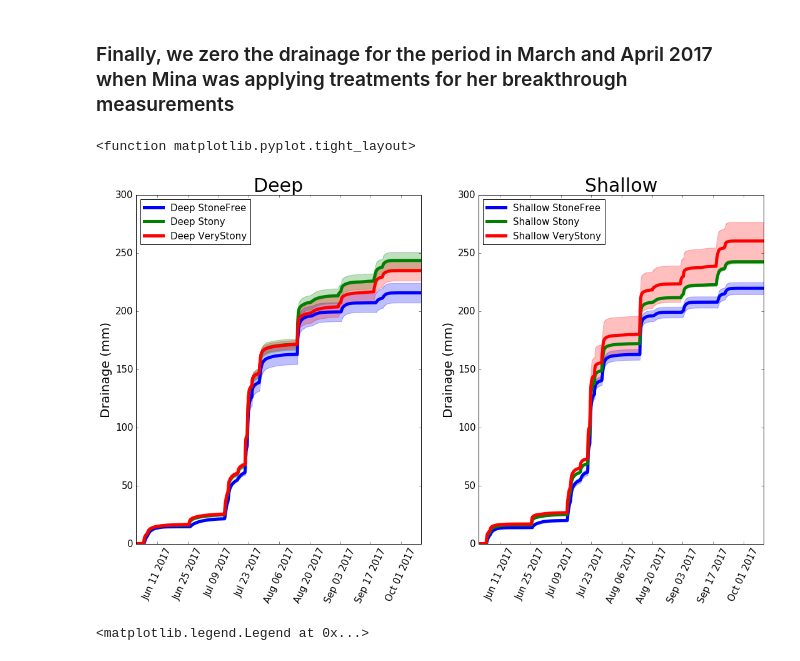
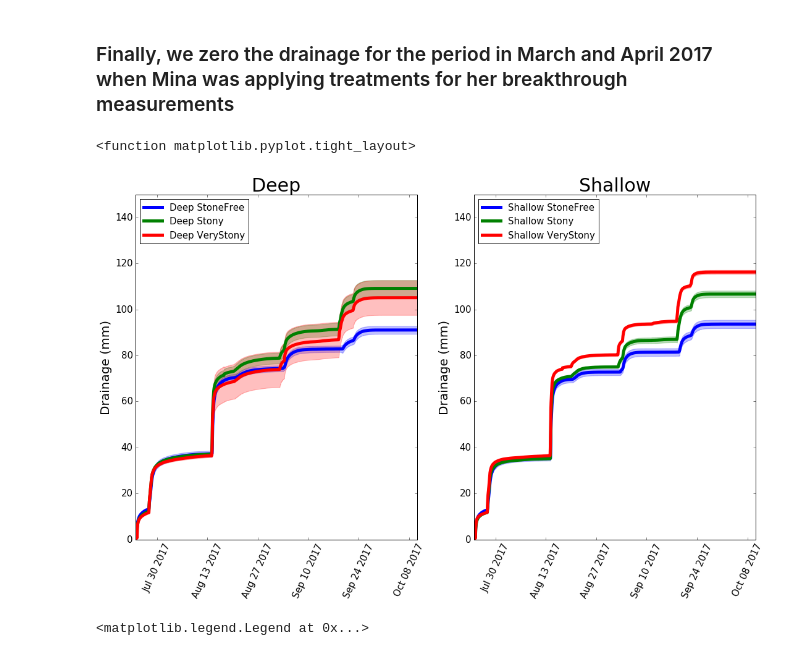
Before and after one commit to HamishBrownPFR/StonySoilLysimeters, a Jupyter notebook: Drainage Analysis.ipynb, the cells around one changed output. Drawn from its saved outputs; the diff is of its cells as text; code cells hidden in the pictures.

```diff
--- a/Drainage Analysis.ipynb
+++ b/Drainage Analysis.ipynb
@@ -230,39 +230,41 @@ Drainage.ix['2017-03-01':'2017-04-25',:] = 0
 # %%
 Gravels = ['Deep','Shallow']
 Stones = ['StoneFree','Stony','VeryStony']
 lines = ['-','--']
 colors = ['b','g','r']
 
 Graph = plt.figure(figsize=(18,10))
 
+Start = '2017-07-24'
+
 GravPos = 0
 for Grav in Gravels:
     fig = Graph.add_subplot(1,2,GravPos+1)
     StonPos = 0
     for Ston in Stones:
-        median = Drainage.ix['2017-06-01':,(Grav,Ston)].cumsum().median(axis=1)
-        SEM = Drainage.ix['2017-06-01':,(Grav,Ston)].cumsum().std(axis=1)/np.sqrt(4)
+        median = Drainage.ix[Start:,(Grav,Ston)].cumsum().median(axis=1)
+        SEM = Drainage.ix[Start:,(Grav,Ston)].cumsum().std(axis=1)/np.sqrt(4)
         Upper = median + SEM
         Lower = median - SEM
-        plt.fill_between(Drainage.ix['2017-06-01':,(Grav,Ston)].index,
+        plt.fill_between(Drainage.ix[Start:,(Grav,Ston)].index,
                  Upper,
                  Lower,
                  color = colors[StonPos],alpha=0.25)
-        plt.plot(Drainage.ix['2017-06-01':,(Grav,Ston)].index,median,color=colors[StonPos],
+        plt.plot(Drainage.ix[Start:,(Grav,Ston)].index,median,color=colors[StonPos],
                  linewidth = 5,
                  label = Grav+' ' +Ston)
         StonPos += 1
         plt.title(Grav, fontsize=30)
     GravPos +=1
-    plt.ylim(0,300)
+    plt.ylim(0,150)
     plt.ylabel('Drainage (mm)', fontsize=20)
     plt.xticks(rotation=65)
     plt.tick_params(labelsize=15)
     plt.legend(loc=2,numpoints=1,fontsize = 15)
 plt.tight_layout
 # %% [output]
 <function matplotlib.pyplot.tight_layout>
-[figure, old version]
+[figure, new version]
 # %%
 Gravels = ['Deep','Shallow']
 Stones = ['StoneFree','Stony','VeryStony']
```
Also changed, not shown: parts of 2 cells of this notebook, 2 other files.
